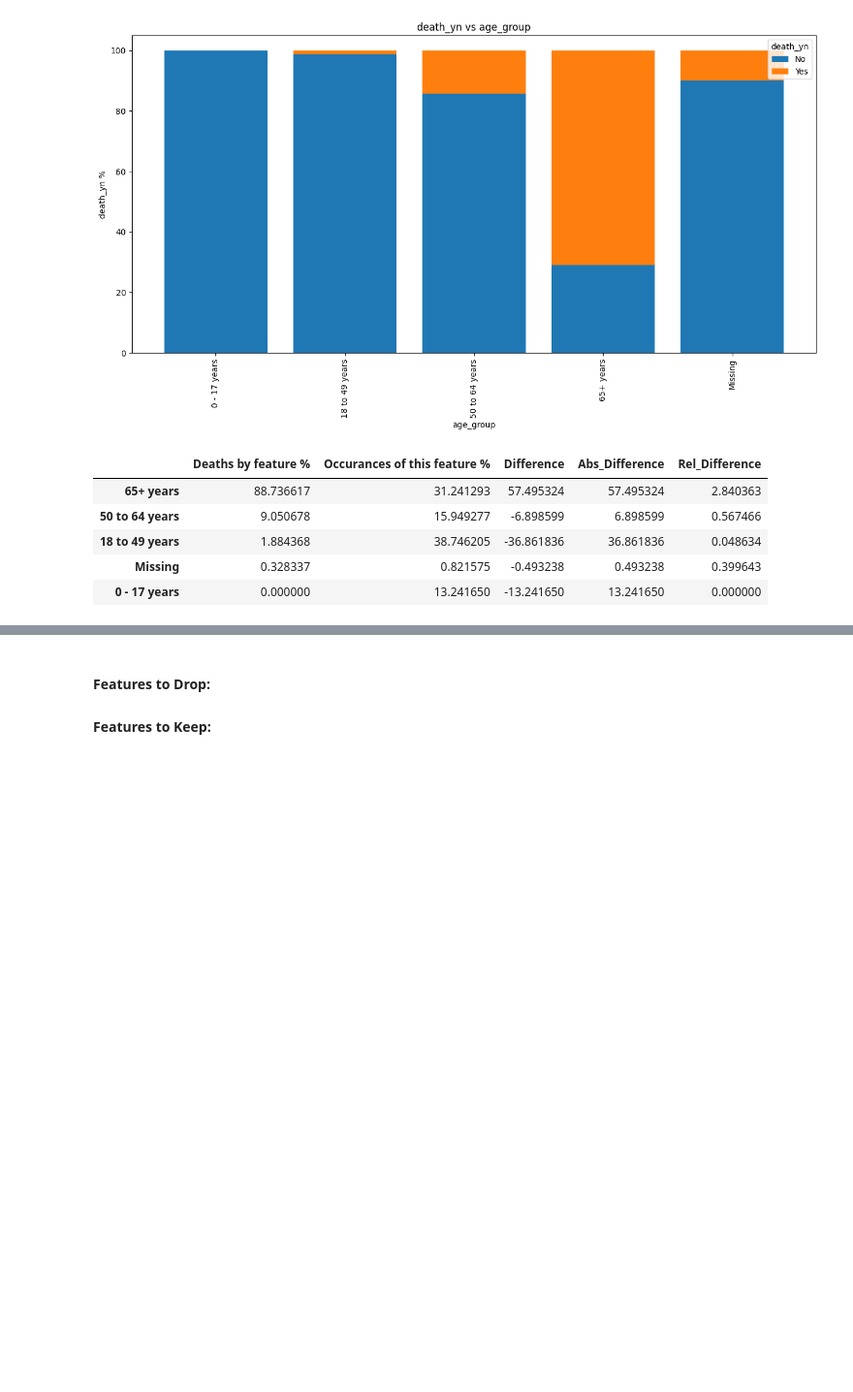
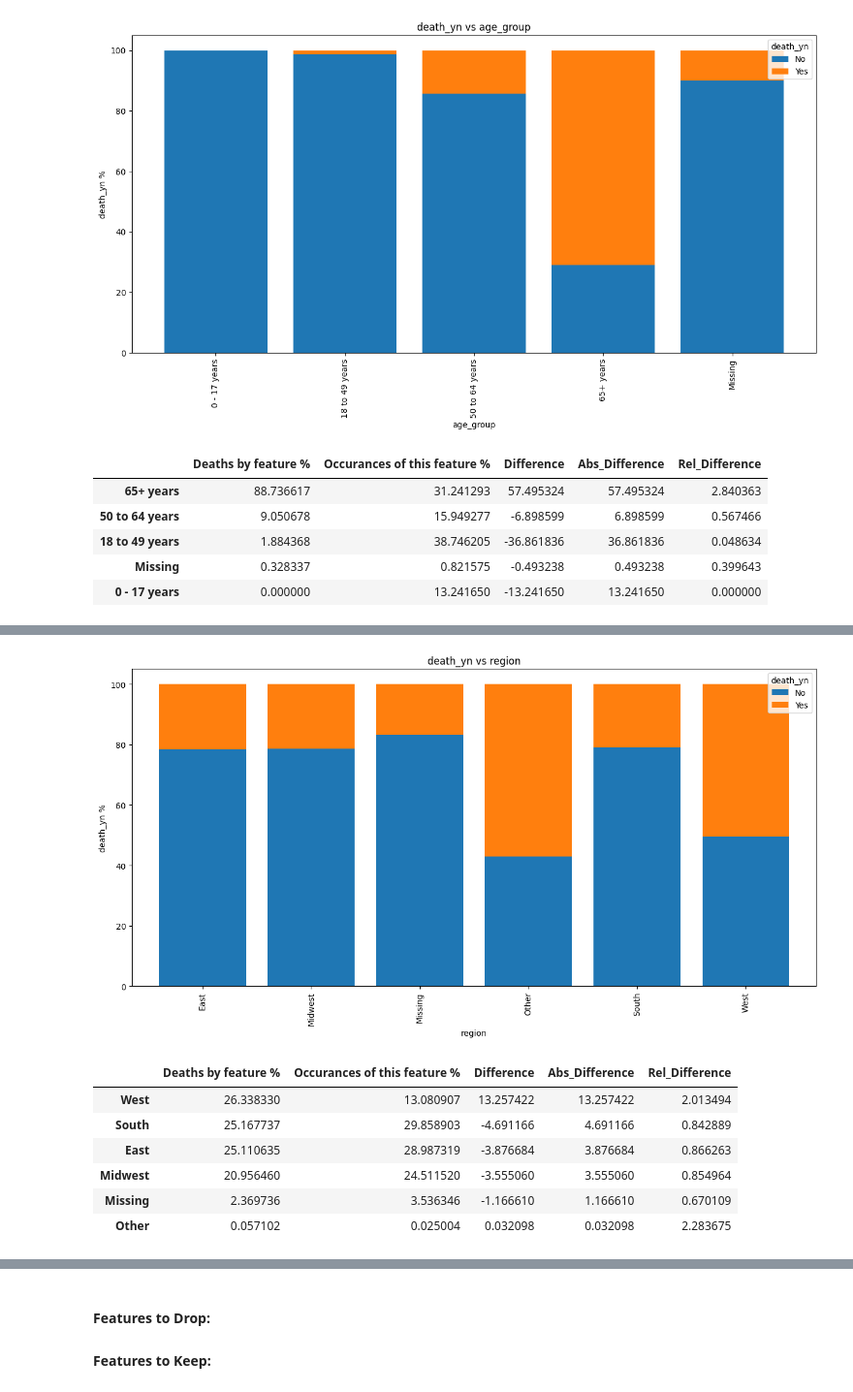
Before and after one commit to keyinb/data-analytics, a Jupyter notebook: 2022-Homework2-Notebook.ipynb, the cells around one changed output, grey strips where cells are left out. Shown: that part at 97% size. Drawn from its saved outputs; the diff is of its cells as text; code cells hidden in the pictures; blank space fills up the shorter version.

```diff
--- a/2022-Homework2-Notebook.ipynb
+++ b/2022-Homework2-Notebook.ipynb
@@ -512,0 +634,7 @@ for column in df_temp.columns:
+# %%
+i=0
+for column in df_temp.columns:
+    if i==9:
+        feature_death_comp(column)
+        break
+    i+=1
@@ -512,0 +645,7 @@ for column in df_temp.columns:
+# %%
+i=0
+for column in df_temp.columns:
+    if i==10:
+        feature_death_comp(column)
+        break
+    i+=1
@@ -512,0 +656,7 @@ for column in df_temp.columns:
+# %%
+i=0
+for column in df_temp.columns:
+    if i==11:
+        feature_death_comp(column)
+        break
+    i+=1
@@ -512,0 +667,7 @@ for column in df_temp.columns:
+# %%
+i=0
+for column in df_temp.columns:
+    if i==12:
+        feature_death_comp(column)
+        break
+    i+=1
@@ -512,0 +678,16 @@ for column in df_temp.columns:
+# %%
+i=0
+for column in df_temp.columns:
+    if i==13:
+        feature_death_comp(column)
+        break
+    i+=1
+# %% [output]
+[figure, added]
+|  | Deaths by feature % | Occurances of this feature % | Difference | Abs_Difference | Rel_Difference |
+| West | 26.338330 | 13.080907 | 13.257422 | 13.257422 | 2.013494 |
+| South | 25.167737 | 29.858903 | -4.691166 | 4.691166 | 0.842889 |
+| East | 25.110635 | 28.987319 | -3.876684 | 3.876684 | 0.866263 |
+| Midwest | 20.956460 | 24.511520 | -3.555060 | 3.555060 | 0.854964 |
+| Missing | 2.369736 | 3.536346 | -1.166610 | 1.166610 | 0.670109 |
+| Other | 0.057102 | 0.025004 | 0.032098 | 0.032098 | 2.283675 |
```
Also changed, not shown: parts of 25 cells of this notebook.
